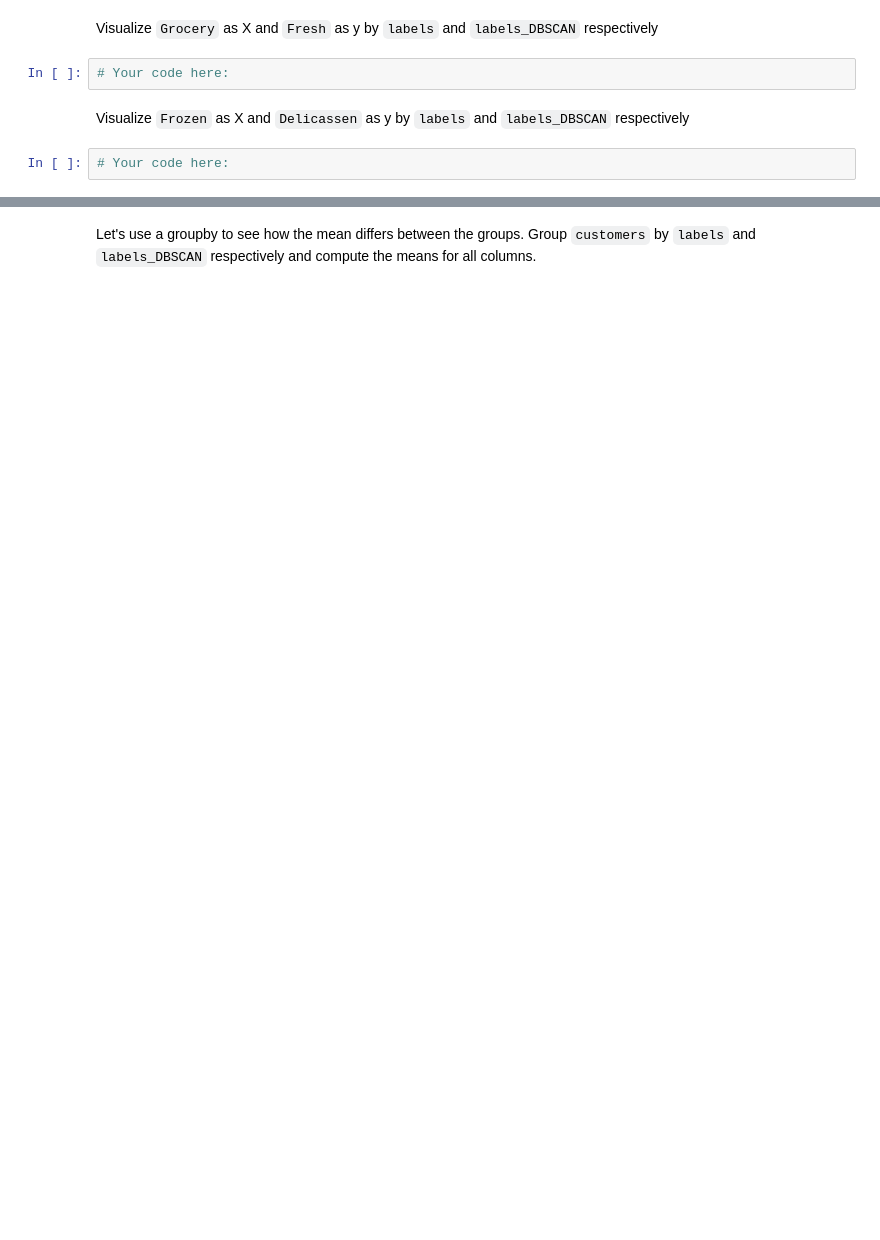
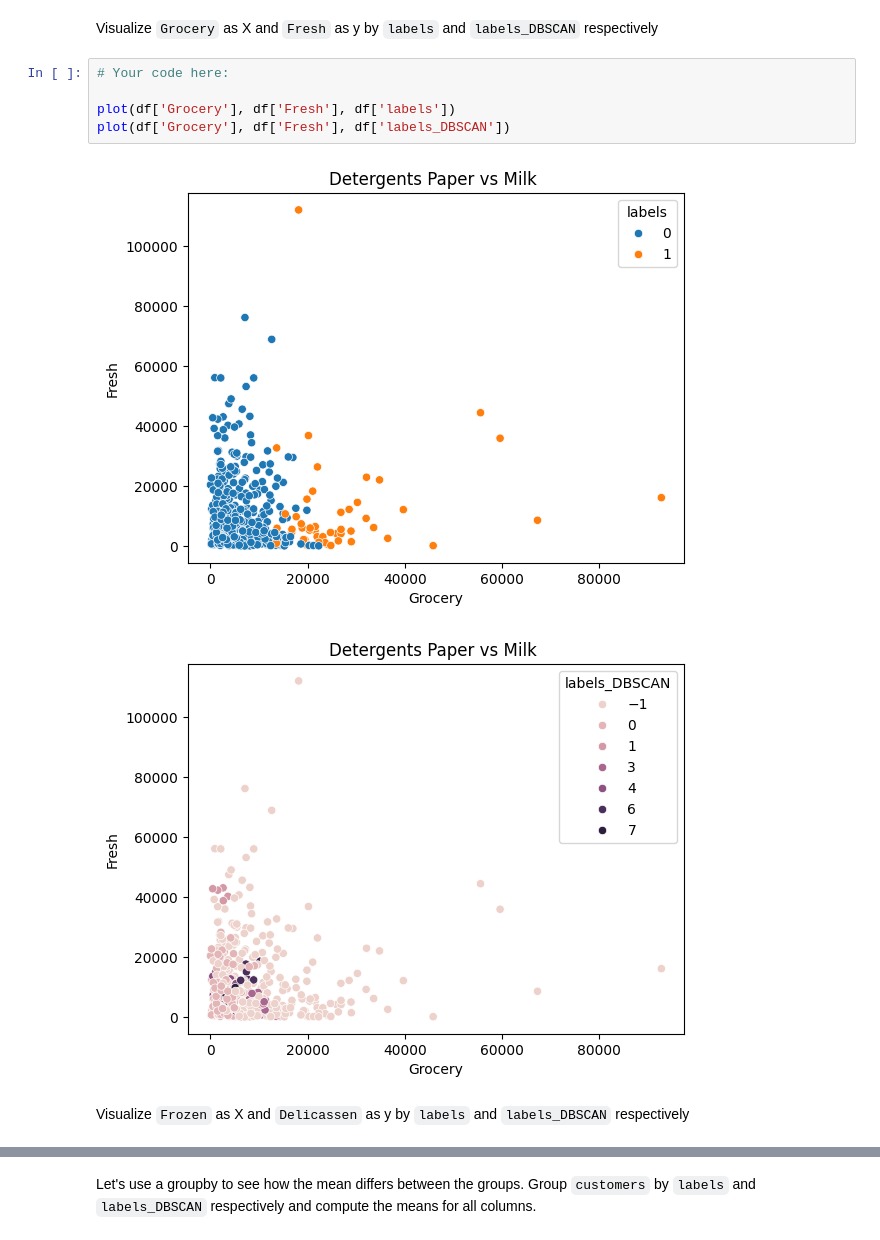
Before and after one commit to MC993/lab-unsupervised-learning-en, a Jupyter notebook: your-code/main.ipynb, the cells around one changed output, grey strips where cells are left out. Cells and saved outputs as stored; diff of their text form; blank space fills up the shorter version.

```diff
--- a/your-code/main.ipynb
+++ b/your-code/main.ipynb
@@ -194,8 +250,12 @@ def plot(x,y,hue):
 # %% [markdown]
 Visualize `Grocery` as X and `Fresh` as y by `labels` and `labels_DBSCAN` respectively
-# %%
-# Your code here:
+# %%
+# Your code here:
+
+plot(df['Grocery'], df['Fresh'], df['labels'])
+plot(df['Grocery'], df['Fresh'], df['labels_DBSCAN'])
+# %% [output]
+[figure, added]
+[figure, added]
 # %% [markdown]
 Visualize `Frozen` as X and `Delicassen` as y by `labels` and `labels_DBSCAN` respectively
-# %%
-# Your code here:
```
Also changed, not shown: parts of 20 cells of this notebook.
